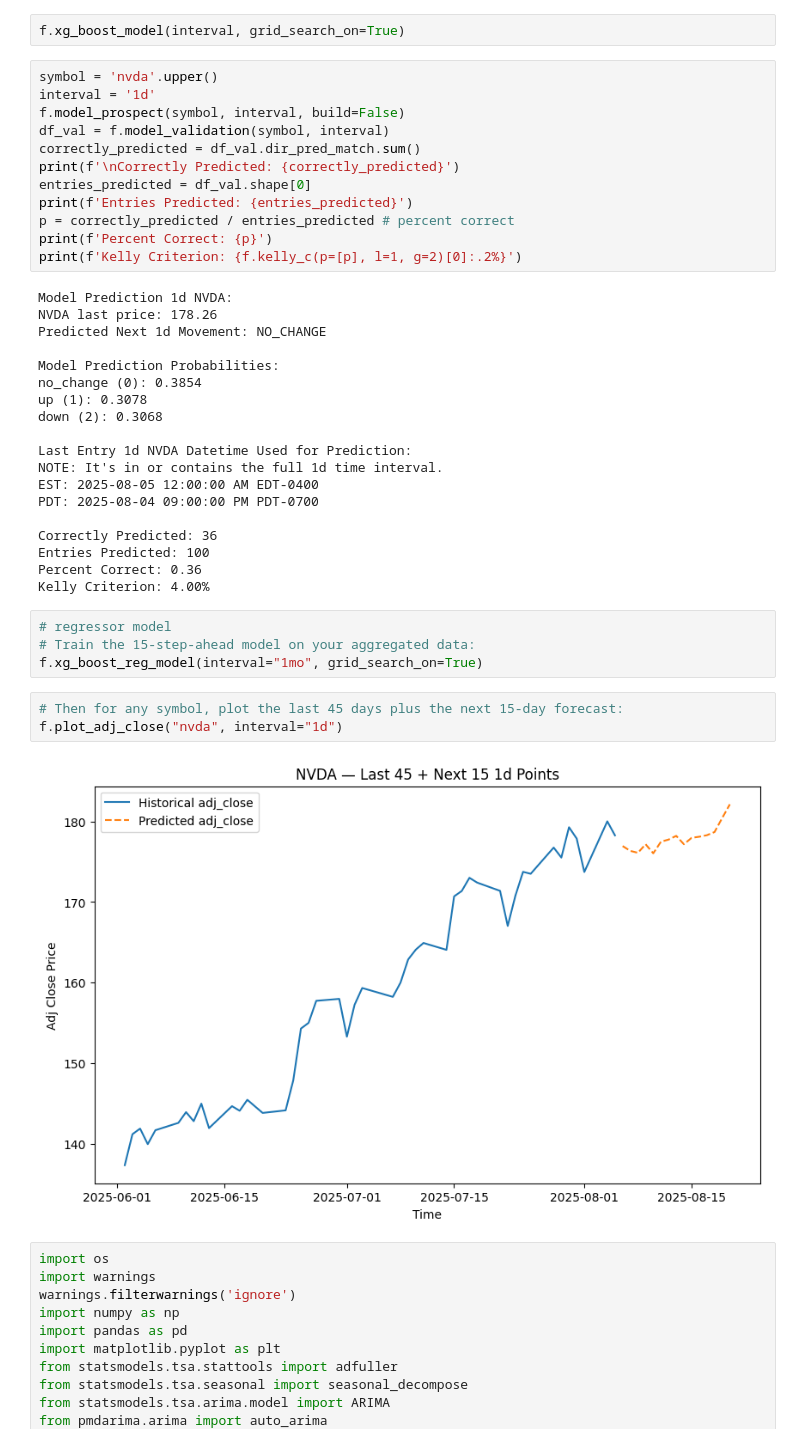
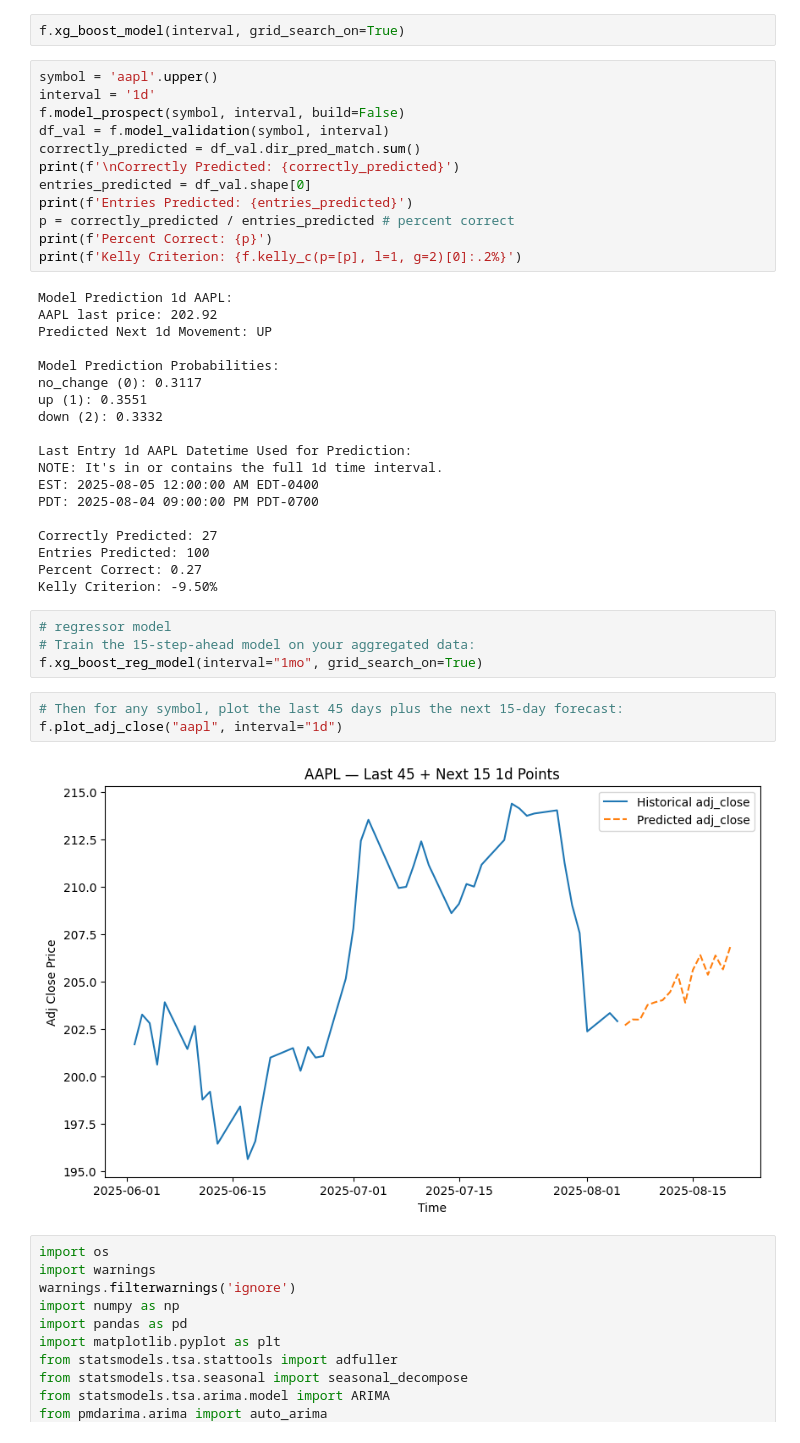
Before and after one commit to yuchild/stock_production_agg, a Jupyter notebook: validations.ipynb, the cells around one changed output. Cells and saved outputs as stored; diff of their text form.

```diff
--- a/validations.ipynb
+++ b/validations.ipynb
@@ -33,7 +33,7 @@ f.make_master_table(stock_set, interval)
 # %%
 f.xg_boost_model(interval, grid_search_on=True)
 # %%
-symbol = 'nvda'.upper()
+symbol = 'aapl'.upper()
 interval = '1d'
 f.model_prospect(symbol, interval, build=False)
 df_val = f.model_validation(symbol, interval)
@@ -45,33 +45,33 @@ p = correctly_predicted / entries_predicted # percent correct
 print(f'Percent Correct: {p}')
 print(f'Kelly Criterion: {f.kelly_c(p=[p], l=1, g=2)[0]:.2%}')
 # %% [output]
-Model Prediction 1d NVDA:
-NVDA last price: 178.26
-Predicted Next 1d Movement: NO_CHANGE
+Model Prediction 1d AAPL:
+AAPL last price: 202.92
+Predicted Next 1d Movement: UP
 
 Model Prediction Probabilities:
-no_change (0): 0.3854
-up (1): 0.3078
-down (2): 0.3068
+no_change (0): 0.3117
+up (1): 0.3551
+down (2): 0.3332
 
-Last Entry 1d NVDA Datetime Used for Prediction:
+Last Entry 1d AAPL Datetime Used for Prediction:
 NOTE: It's in or contains the full 1d time interval.
 EST: 2025-08-05 12:00:00 AM EDT-0400
 PDT: 2025-08-04 09:00:00 PM PDT-0700
 
-Correctly Predicted: 36
+Correctly Predicted: 27
 Entries Predicted: 100
-Percent Correct: 0.36
-Kelly Criterion: 4.00%
+Percent Correct: 0.27
+Kelly Criterion: -9.50%
 # %%
 # regressor model
 # Train the 15-step-ahead model on your aggregated data:
 f.xg_boost_reg_model(interval="1mo", grid_search_on=True)
 # %%
 # Then for any symbol, plot the last 45 days plus the next 15-day forecast:
-f.plot_adj_close("nvda", interval="1d")
+f.plot_adj_close("aapl", interval="1d")
 # %% [output]
-[figure, old version]
+[figure, new version]
 # %%
 import os
 import warnings
```
Also changed, not shown: parts of 1 cell of this notebook, 2 other files.
